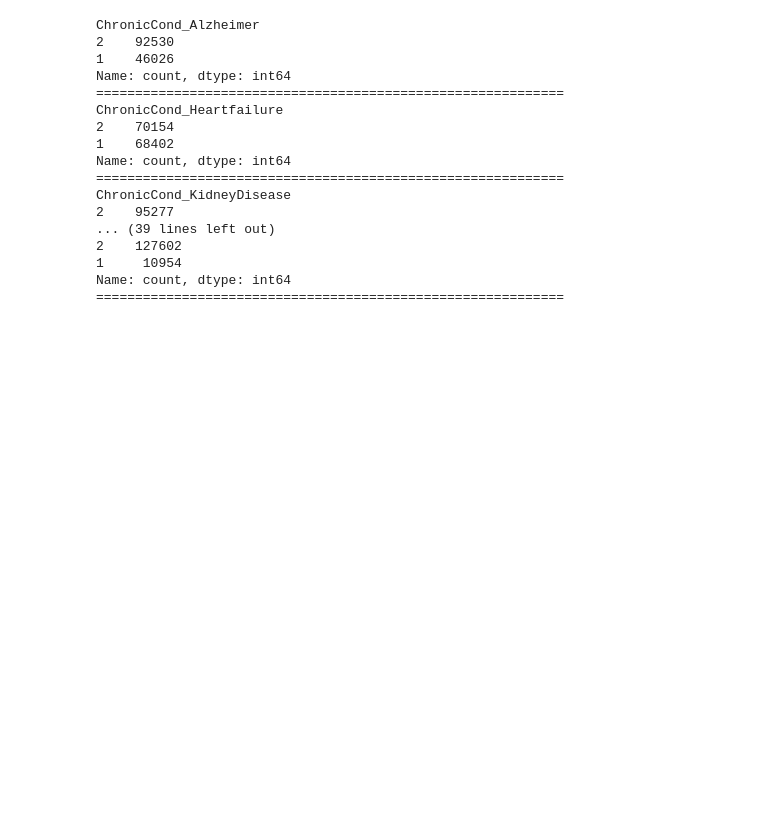
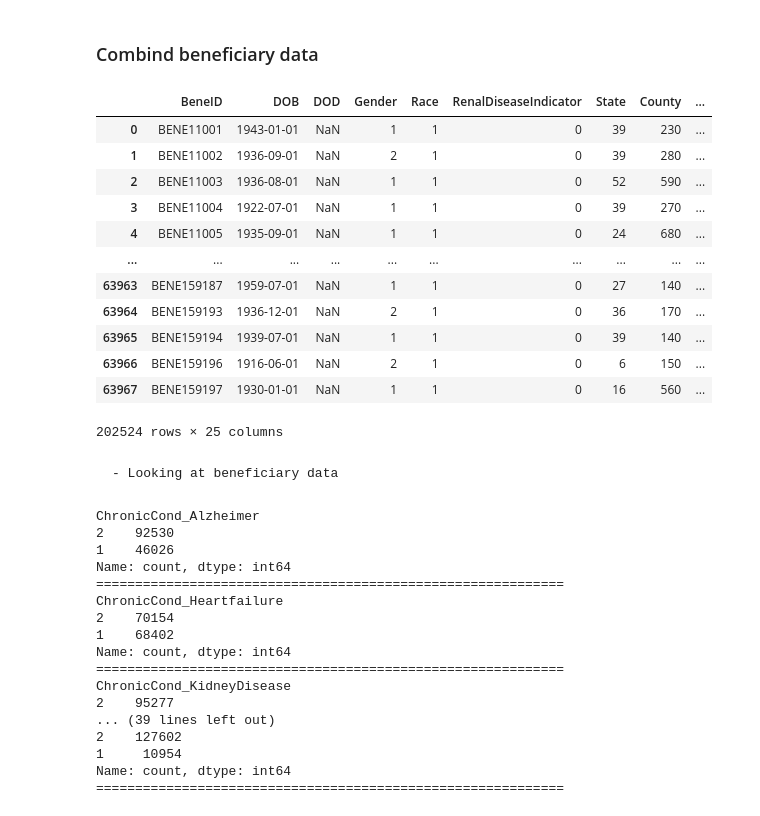
Before and after one commit to AswathyRadha100/Fraud_Detection_In_Healthcare, a Jupyter notebook: Workbooks/Ramiro/draft_health_care_fraud.ipynb, the cells around one changed output. Drawn from its saved outputs; the diff is of its cells as text; code cells hidden in the pictures; blank space fills up the shorter version.

```diff
--- a/Workbooks/Ramiro/draft_health_care_fraud.ipynb
+++ b/Workbooks/Ramiro/draft_health_care_fraud.ipynb
@@ -109,0 +7,8 @@ Index(['BeneID', 'DOB', 'DOD', 'Gender', 'Race', 'RenalDiseaseIndicator',
+# %%
+# Call the function to acquire the test data
+# Order Matters
+# (Outpatient, inpatient, beneficiary, df)
+test_outpatient_df, test_inpatient_df, test_beneficiary_df, test_df = w.acquire_test_data()
+
+# Call the function to acquire the train data
+train_outpatient_df, train_inpatient_df, train_beneficiary_df, train_df = w.acquire_train_data()
@@ -110,3 +181,25 @@ Index(['BeneID', 'DOB', 'DOD', 'Gender', 'Race', 'RenalDiseaseIndicator',
+# %% [markdown]
+### Combind beneficiary data
+# %%
+beneficiary_df = pd.concat([train_beneficiary_df, test_beneficiary_df])
+# %%
+beneficiary_df
+# %% [output]
+|  | BeneID | DOB | DOD | Gender | Race | RenalDiseaseIndicator | State | County | ... |
+| 0 | BENE11001 | 1943-01-01 | NaN | 1 | 1 | 0 | 39 | 230 | ... |
+| 1 | BENE11002 | 1936-09-01 | NaN | 2 | 1 | 0 | 39 | 280 | ... |
+| 2 | BENE11003 | 1936-08-01 | NaN | 1 | 1 | 0 | 52 | 590 | ... |
+| 3 | BENE11004 | 1922-07-01 | NaN | 1 | 1 | 0 | 39 | 270 | ... |
+| 4 | BENE11005 | 1935-09-01 | NaN | 1 | 1 | 0 | 24 | 680 | ... |
+| ... | ... | ... | ... | ... | ... | ... | ... | ... | ... |
+| 63963 | BENE159187 | 1959-07-01 | NaN | 1 | 1 | 0 | 27 | 140 | ... |
+| 63964 | BENE159193 | 1936-12-01 | NaN | 2 | 1 | 0 | 36 | 170 | ... |
+| 63965 | BENE159194 | 1939-07-01 | NaN | 1 | 1 | 0 | 39 | 140 | ... |
+| 63966 | BENE159196 | 1916-06-01 | NaN | 2 | 1 | 0 | 6 | 150 | ... |
+| 63967 | BENE159197 | 1930-01-01 | NaN | 1 | 1 | 0 | 16 | 560 | ... |
+202524 rows × 25 columns
+# %% [markdown]
+    - Looking at beneficiary data
 # %%
 dis = ['ChronicCond_Alzheimer', 'ChronicCond_Heartfailure',
        'ChronicCond_KidneyDisease', 'ChronicCond_Cancer',
```
Also changed, not shown: parts of 37 cells of this notebook.
